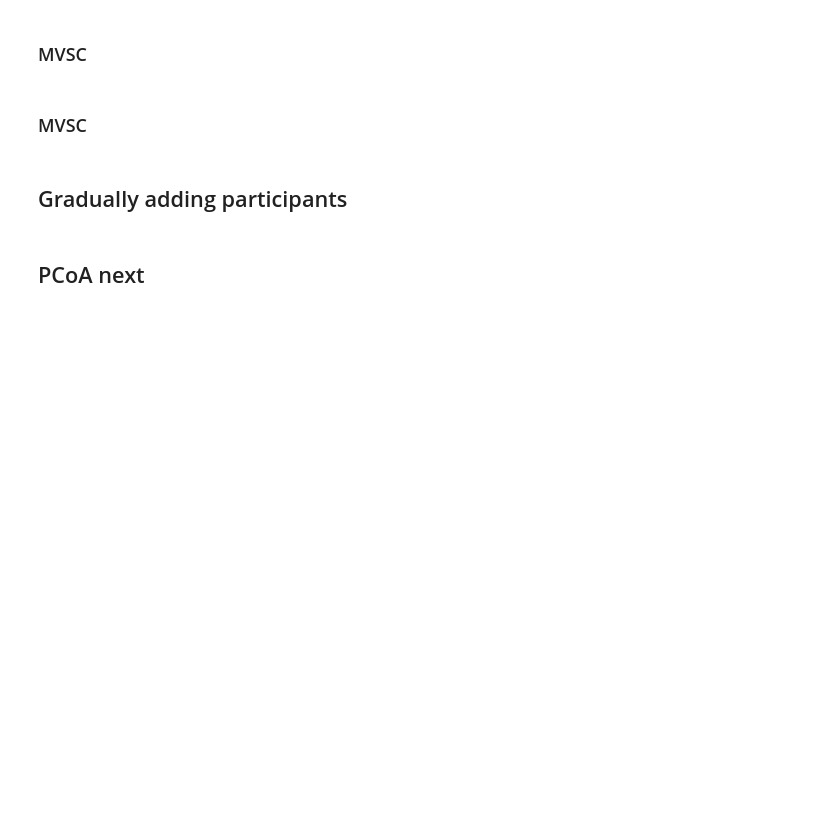
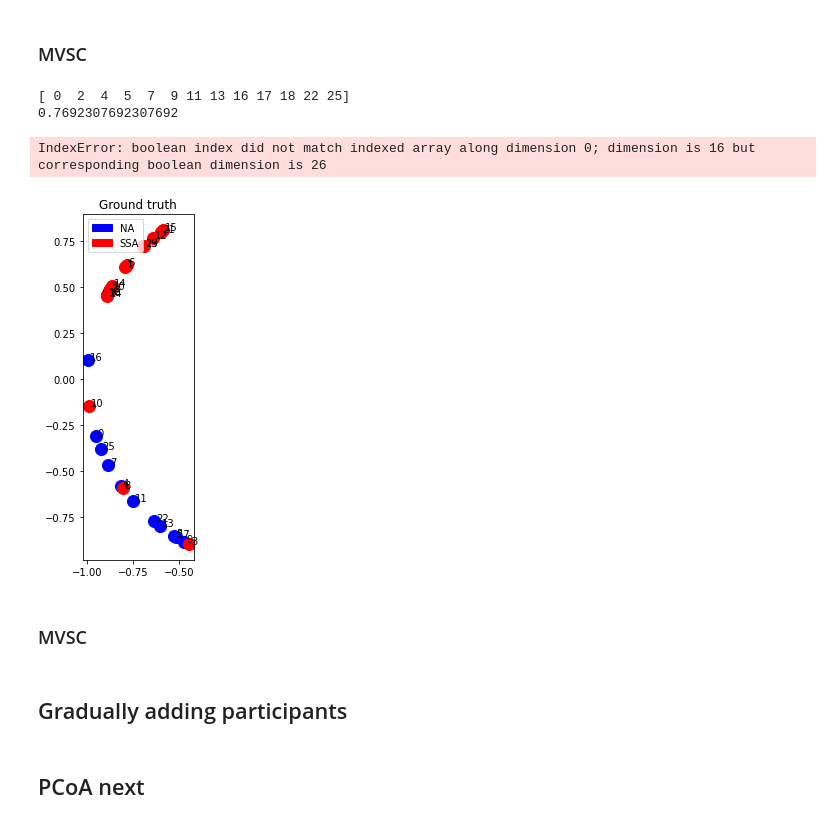
Before and after one commit to alexandremerasli/TFE, a Jupyter notebook: cluster_data.ipynb, the cells around one changed output. Drawn from its saved outputs; the diff is of its cells as text; code cells hidden in the pictures; blank space fills up the shorter version.

```diff
--- a/cluster_data.ipynb
+++ b/cluster_data.ipynb
@@ -1752,36 +1797,44 @@ plotPoints(points)
 ### MVSC
 # %%
 from multiview.mvsc import mvsc
+nbParticipants, previous = 26, nbParticipants
+condition = trueGroups(removeOutlier)
+nbParticipants, previous = previous, nbParticipants
 
 distance_matrix_EEG = computeDistanceMatrix(1.1,addCoef=0,keepDiag=False,study_matrix=ISC_EEG)
 distance_matrix_EDA = computeDistanceMatrix(1.1,addCoef=0,keepDiag=False,study_matrix=ISC_EDA)
 distance_matrix_IBI = computeDistanceMatrix(1.1,addCoef=0,keepDiag=False,study_matrix=ISC_IBI)
 
 distance_matrix_corr_EEG = pairwise_distances(ISC_EEG,metric='correlation')
 distance_matrix_corr_EDA = pairwise_distances(ISC_EDA,metric='correlation')
 distance_matrix_corr_IBI = pairwise_distances(ISC_IBI,metric='correlation')
 
 mat_EEG = np.copy(ISC_EEG)
 for i in range(len(mat_EEG)):
     mat_EEG[i,i] = 0.1
 distance_matrix_corr_EEG = pairwise_distances(mat_EEG,metric='correlation')
 
 #MVSC = mvsc([distance_matrix_EEG,distance_matrix_EDA,distance_matrix_IBI],[True,True,True],2)
 #MVSC = mvsc([distance_matrix_EEG,distance_matrix_EDA,distance_matrix_IBI,distance_matrix_corr_EEG],[True,True,True,True],2)
 #MVSC = mvsc([distance_matrix_EEG,distance_matrix_EDA,distance_matrix_IBI,distance_matrix_corr_EEG],[True,True,True,True,True,True],4)
 MVSC = mvsc([distance_matrix_corr_EEG],[True],2)
 
 points = MVSC[2]
 #points = mvsc([distance_matrix_EEG,distance_matrix_EDA,distance_matrix_IBI],[False,False,False],2)
 plotPoints(points)
 label = MVSC[0]
 acc = sum(condition==label)/N
 if (acc<0.5):
     acc = 1-acc
     label = 1-label
 print(acc)
 misClassified = subjects[condition!=label]
 print(misClassified)
+# %% [output]
+[ 0  2  4  5  7  9 11 13 16 17 18 22 25]
+0.7692307692307692
+IndexError: boolean index did not match indexed array along dimension 0; dimension is 16 but corresponding boolean dimension is 26
+[figure, added]
 # %% [markdown]
 ### MVSC
 # %%
```
Also changed, not shown: parts of 16 cells of this notebook.
